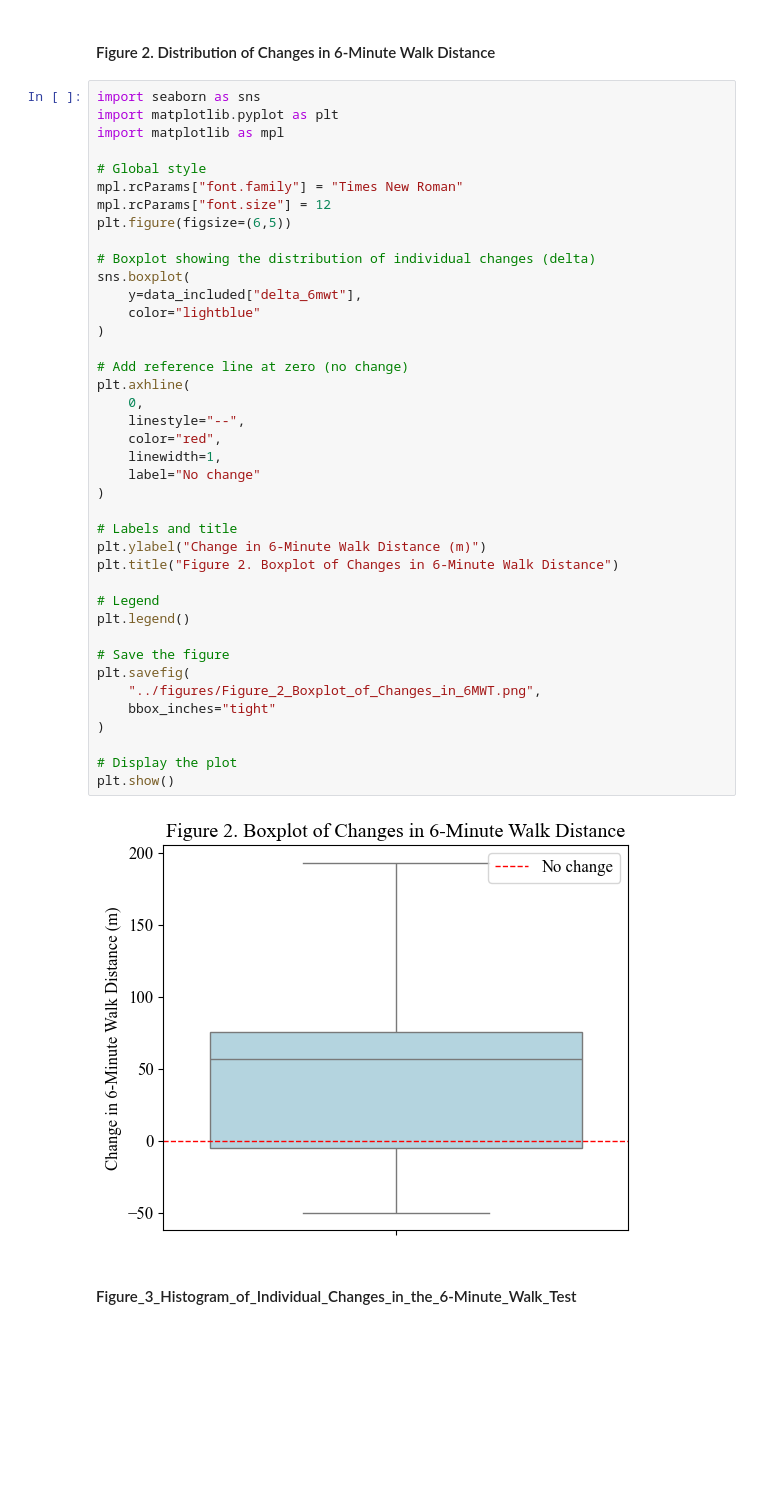
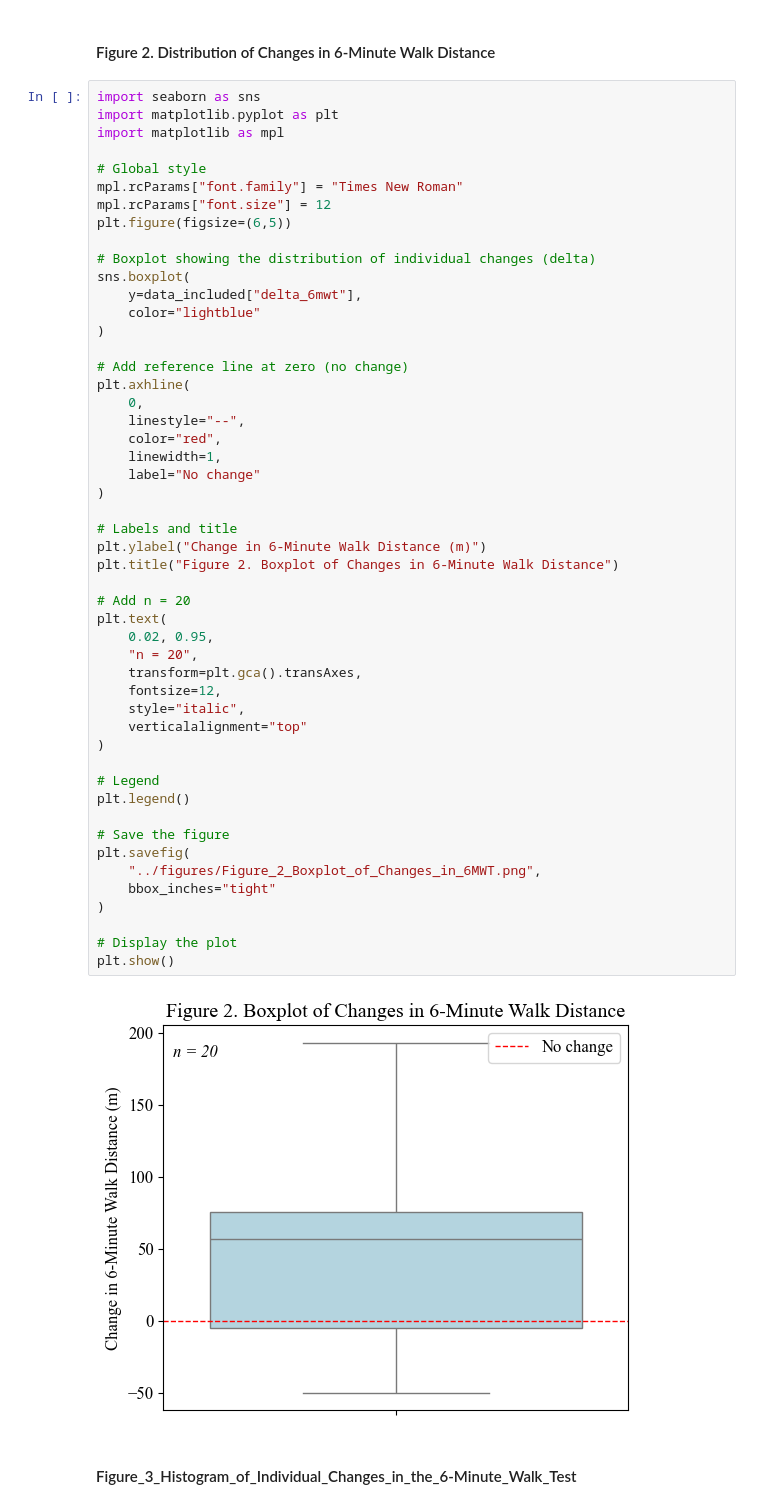
Before and after one commit to chloelaignel31-boop/Laignel.Chloe, a Jupyter notebook: notebook/exploratory_analysis.ipynb, the cells around one changed output. Drawn from its saved outputs; the diff is of its cells as text; blank space fills up the shorter version.

```diff
--- a/notebook/exploratory_analysis.ipynb
+++ b/notebook/exploratory_analysis.ipynb
@@ -290,34 +299,44 @@ plt.figure(figsize=(6,5))
 sns.boxplot(
     y=data_included["delta_6mwt"],
     color="lightblue"
 )
 
 # Add reference line at zero (no change)
 plt.axhline(
     0,
     linestyle="--",
     color="red",
     linewidth=1,
     label="No change"
 )
 
 # Labels and title
 plt.ylabel("Change in 6-Minute Walk Distance (m)")
 plt.title("Figure 2. Boxplot of Changes in 6-Minute Walk Distance")
 
+# Add n = 20
+plt.text(
+    0.02, 0.95,
+    "n = 20",
+    transform=plt.gca().transAxes,
+    fontsize=12,
+    style="italic",
+    verticalalignment="top"
+)
+
 # Legend
 plt.legend()
 
 # Save the figure
 plt.savefig(
     "../figures/Figure_2_Boxplot_of_Changes_in_6MWT.png",
     bbox_inches="tight"
 )
 
 # Display the plot
 plt.show()
 # %% [output]
-[figure, old version]
+[figure, new version]
 # %% [markdown]
 #### Figure_3_Histogram_of_Individual_Changes_in_the_6-Minute_Walk_Test
 # %%
```
Also changed, not shown: parts of 3 cells of this notebook, 4 other files.
